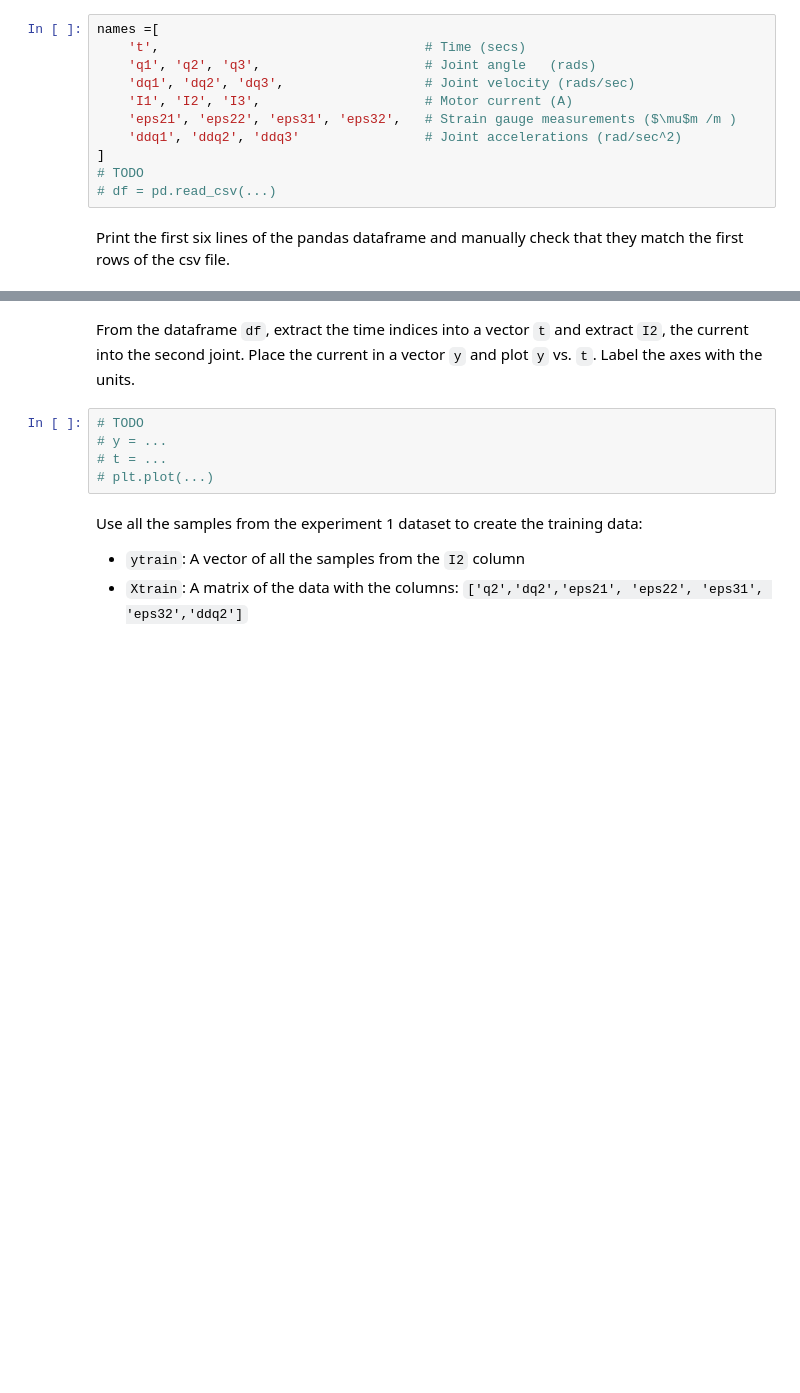
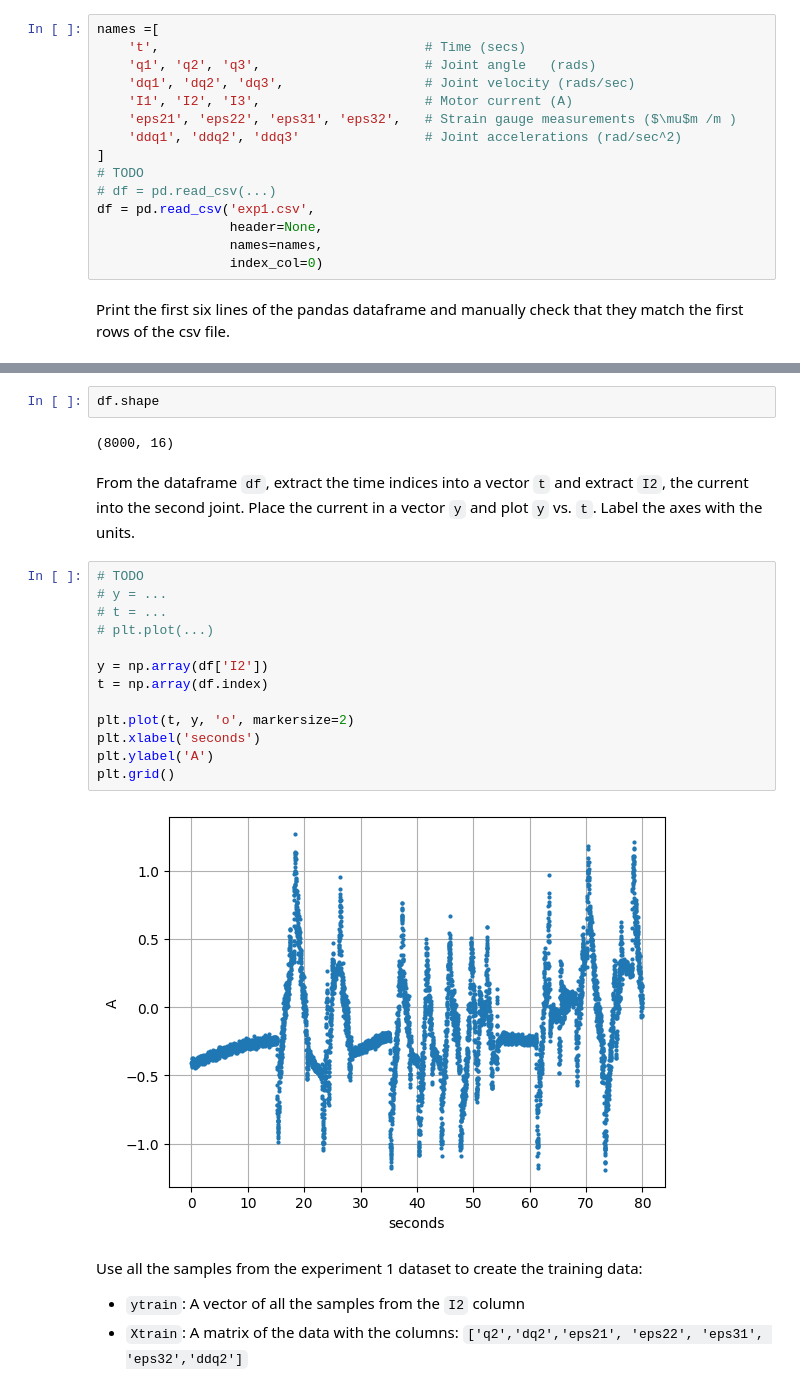
Before and after one commit to MYRONZHWENG/introml, a Jupyter notebook: unit03_mult_lin_reg/lab_robot_calib_partial.ipynb, the cells around one changed output, grey strips where cells are left out. Saved outputs shown, nothing was run; the diff lists cells and outputs as text; blank space fills up the shorter version.

```diff
--- a/unit03_mult_lin_reg/lab_robot_calib_partial.ipynb
+++ b/unit03_mult_lin_reg/lab_robot_calib_partial.ipynb
@@ -51,6 +51,10 @@ names =[
 ]
 # TODO
 # df = pd.read_csv(...)
+df = pd.read_csv('exp1.csv',
+                 header=None,
+                 names=names,
+                 index_col=0)
 # %% [markdown]
 Print the first six lines of the pandas dataframe and manually check that they match the first rows of the csv file.
 # %%
@@ -58,10 +72,24 @@ Print the first six lines of the pandas dataframe and manually check that they m
+# %%
+df.shape
+# %% [output]
+(8000, 16)
 # %% [markdown]
 From the dataframe `df`, extract the time indices into a vector `t` and extract `I2`, the current into the second joint.  Place the current in a vector `y` and plot `y` vs. `t`.   Label the axes with the units.
-# %%
-# TODO
-# y = ...
-# t = ...
-# plt.plot(...)
+# %%
+# TODO
+# y = ...
+# t = ...
+# plt.plot(...)
+
+y = np.array(df['I2'])
+t = np.array(df.index)
+
+plt.plot(t, y, 'o', markersize=2)
+plt.xlabel('seconds')
+plt.ylabel('A')
+plt.grid()
+# %% [output]
+[figure, added]
 # %% [markdown]
 Use all the samples from the experiment 1 dataset to create the training data:
 * `ytrain`:  A vector of all the samples from the `I2` column
```
Also changed, not shown: parts of 20 cells of this notebook, 5 other files.
